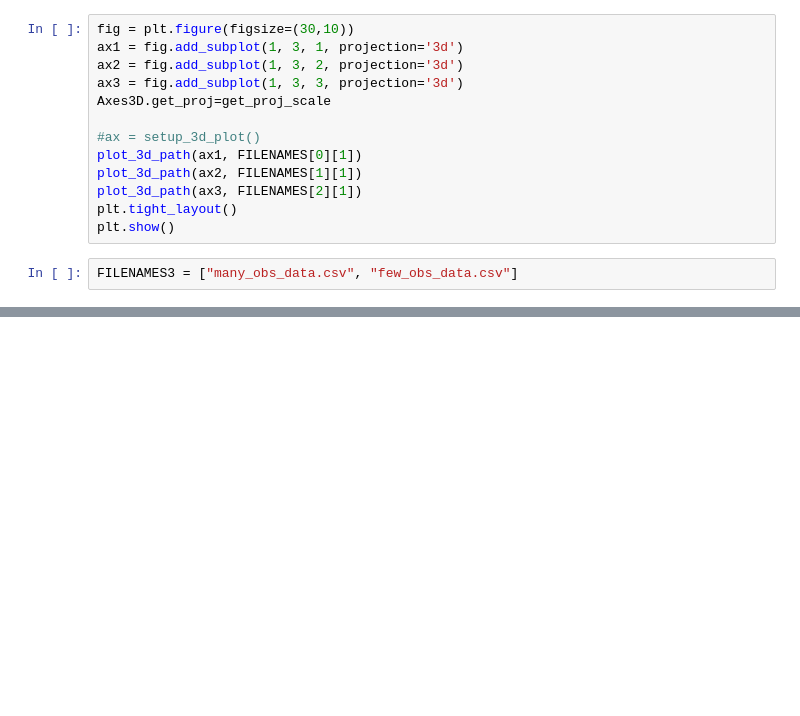
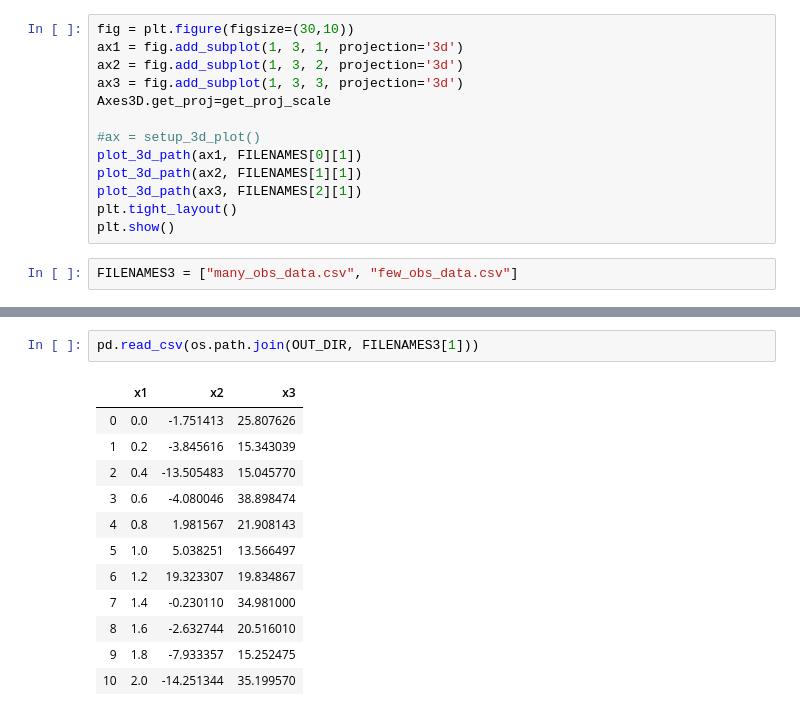
Before and after one commit to mmider/BridgeSDEInference.jl, a Jupyter notebook: scripts/papers/continuous_discrete_smoothing_of_diffusions/lorenz_plots.ipynb, the cells around one changed output, grey strips where cells are left out. Saved outputs shown, nothing was run; the diff lists cells and outputs as text; blank space fills up the shorter version.

```diff
--- a/scripts/papers/continuous_discrete_smoothing_of_diffusions/lorenz_plots.ipynb
+++ b/scripts/papers/continuous_discrete_smoothing_of_diffusions/lorenz_plots.ipynb
@@ -365,0 +431,15 @@ plot_results(FILENAMES3, 10)
+# %%
+pd.read_csv(os.path.join(OUT_DIR, FILENAMES3[1]))
+# %% [output]
+|  | x1 | x2 | x3 |
+| 0 | 0.0 | -1.751413 | 25.807626 |
+| 1 | 0.2 | -3.845616 | 15.343039 |
+| 2 | 0.4 | -13.505483 | 15.045770 |
+| 3 | 0.6 | -4.080046 | 38.898474 |
+| 4 | 0.8 | 1.981567 | 21.908143 |
+| 5 | 1.0 | 5.038251 | 13.566497 |
+| 6 | 1.2 | 19.323307 | 19.834867 |
+| 7 | 1.4 | -0.230110 | 34.981000 |
+| 8 | 1.6 | -2.632744 | 20.516010 |
+| 9 | 1.8 | -7.933357 | 15.252475 |
+| 10 | 2.0 | -14.251344 | 35.199570 |
```
Also changed, not shown: parts of 8 cells of this notebook.
